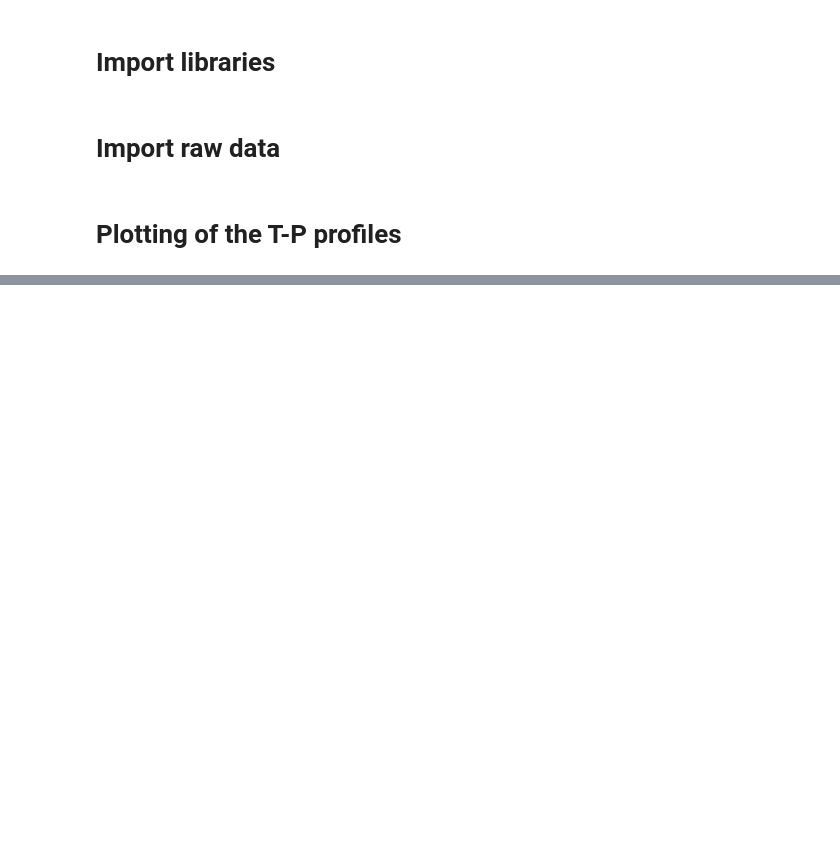
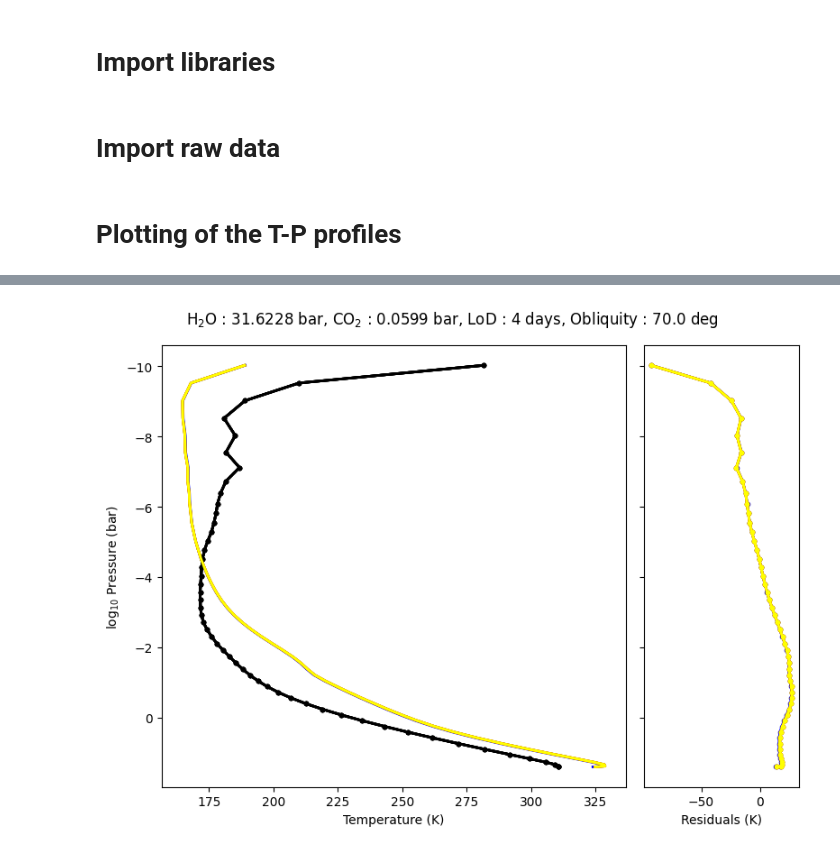
Before and after one commit to SamMerc/Second-Generals, a Jupyter notebook: Code/Plot&Fit_TP_GP.ipynb, the cells around one changed output, grey strips where cells are left out. Drawn from its saved outputs; the diff is of its cells as text; code cells hidden in the pictures; blank space fills up the shorter version.

```diff
--- a/Code/Plot&Fit_TP_GP.ipynb
+++ b/Code/Plot&Fit_TP_GP.ipynb
@@ -69,0 +622,92 @@ plt.show()
+# %%
+#Defining partition of data used for 1. training and 2. testing
+data_partitions = [0.9, 0.1]
+
+#Defining the noise seed for the random partitioning of the training data
+partition_seed = 4
+
+# Setting noise seed
+generator = torch.Generator().manual_seed(partition_seed)
+
+#Splitting the data
+## Retrieving indices of data partitions
+train_idx, test_idx = torch.utils.data.random_split(range(N), data_partition, generator=generator)
+## Generate the data partitions
+### Training
+train_inputs = raw_inputs[train_idx]
+train_outputs_T = raw_outputs_T[train_idx]
+### Testing
+test_inputs = raw_inputs[test_idx]
+test_outputs_T = raw_outputs_T[test_idx]
+test_outputs_P = raw_outputs_P[test_idx]
+
+# Defining regularizers
+lambda_regs = [1, 1e-3, 1e-6, 1e-9, 1e-12]
+
+fig, (ax1, ax2) = plt.subplots(1, 2, figsize=[8, 6], sharey=True, gridspec_kw = {'width_ratios':[3, 1]})
+
+for part_idx, (lambda_reg, partition_color) in enumerate(zip(lambda_regs, ['blue', 'green', 'red', 'orange', 'yellow'])):
+
+
+    # Retrieve model features for all the testing data
+    model_test_outputs_T, model_test_outputs_T_cov = ens_GP(train_inputs, train_outputs_T, test_inputs, lambda_reg)
+
+    # Retrieve errors on the model features
+    model_test_outputs_T_err = np.sqrt(np.diag(model_test_outputs_T_cov))
+
+    # Basic diagnostic plot
+
+    #Comparing predicted T-P profiles vs true T-P profiles with residuals
+    substep = 500
+
+    for test_idx, (test_input, test_output_T, test_output_P, pred_output_T) in enumerate(zip(test_inputs, test_outputs_T, test_outputs_P, model_test_outputs_T)):
+
+        #Plotting
+        if (test_idx % substep == 0):
+            ax1.plot(test_output_T, np.log(test_output_P/1000), '.', linestyle='-', color='black', linewidth=2)
+            ax1.plot(pred_output_T, np.log(test_output_P/1000), color=partition_color, linewidth=2)
+            ax1.invert_yaxis()
+            ax1.set_ylabel(r'log$_{10}$ Pressure (bar)')
+            ax1.set_xlabel('Temperature (K)')
+            ax2.plot(pred_output_T - test_output_T, np.log(test_output_P/1000), '.', linestyle='-', color=partition_color, linewidth=2)
+
+ax2.set_xlabel('Residuals (K)')
+plt.suptitle(rf'H$_2$O : {test_input[0]} bar, CO$_2$ : {test_input[1]} bar, LoD : {test_input[2]:.0f} days, Obliquity : {test_input[3]} deg')
+plt.tight_layout()
+plt.show()
+
+
+fig1, axs_res_1 = plt.subplots(5, 1, sharex=True, figsize=[8, 8])
+
+for part_idx, (lambda_reg, partition_color, ax_res_1) in enumerate(zip(lambda_regs, ['blue', 'green', 'red', 'orange', 'yellow'], axs_res_1.ravel())):
+
+    #Splitting the data
+    ## Retrieving indices of data partitions
+    train_idx, test_idx = torch.utils.data.random_split(range(N), data_partition, generator=generator)
+    ## Generate the data partitions
+    ### Training
+    train_inputs = raw_inputs[train_idx]
+    train_outputs_T = raw_outputs_T[train_idx]
+    ### Testing
+    test_inputs = raw_inputs[test_idx]
+    test_outputs_T = raw_outputs_T[test_idx]
+    test_outputs_P = raw_outputs_P[test_idx]
+
+    # Retrieve model features for all the testing data
+    model_test_outputs_T, model_test_outputs_T_cov = ens_GP(train_inputs, train_outputs_T, test_inputs, lambda_reg)
+
+    #Residual plot
+
+    #Calculate the residuals
+    residuals = model_test_outputs_T - test_outputs_T
+
+    #Plot the residuals
+    for residual in residuals:
+        ax_res_1.plot(residual, color=partition_color, alpha=0.2)
+    ax_res_1.plot(np.median(residuals, axis=0), color='black', zorder=2, label=f'Median : {np.median(residuals):.0f}, Std : {np.std(residuals):.0f}')
+    ax_res_1.grid()
+    ax_res_1.legend()
+    ax_res_1.set_ylabel('Residual (K)')
+plt.show()
+# %% [output]
+[figure, added]
```
Also changed, not shown: parts of 27 cells of this notebook.
